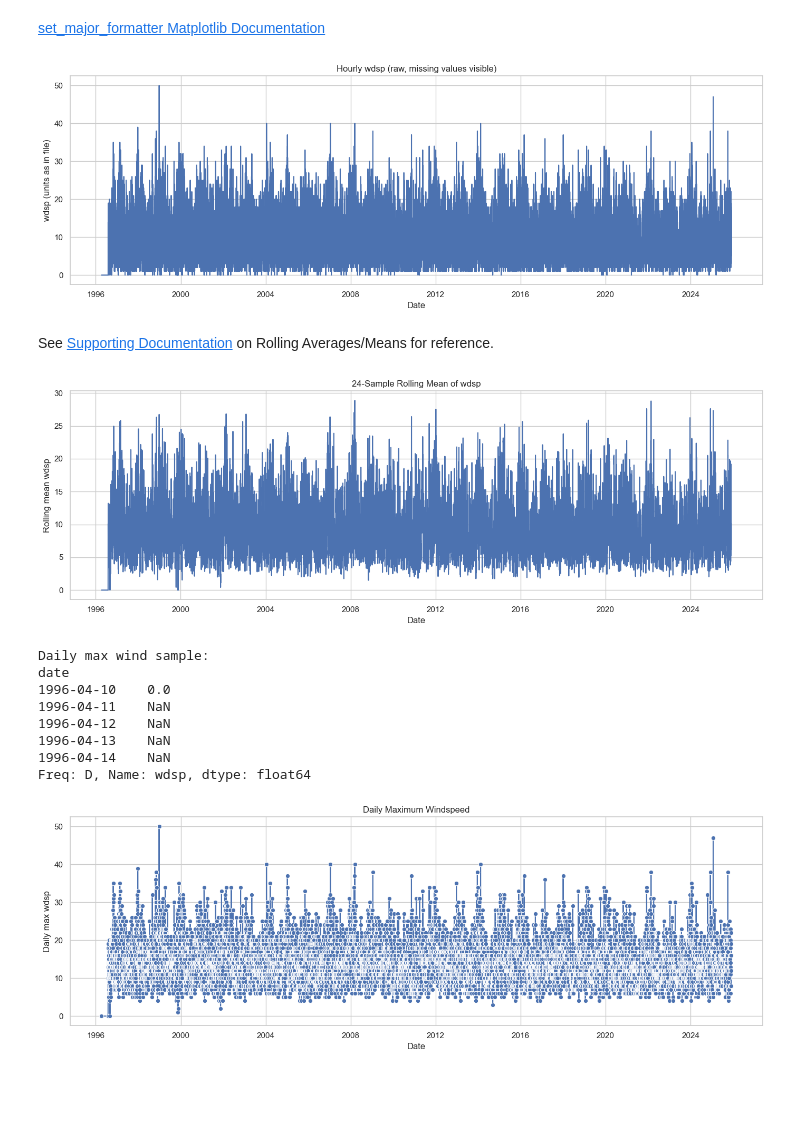
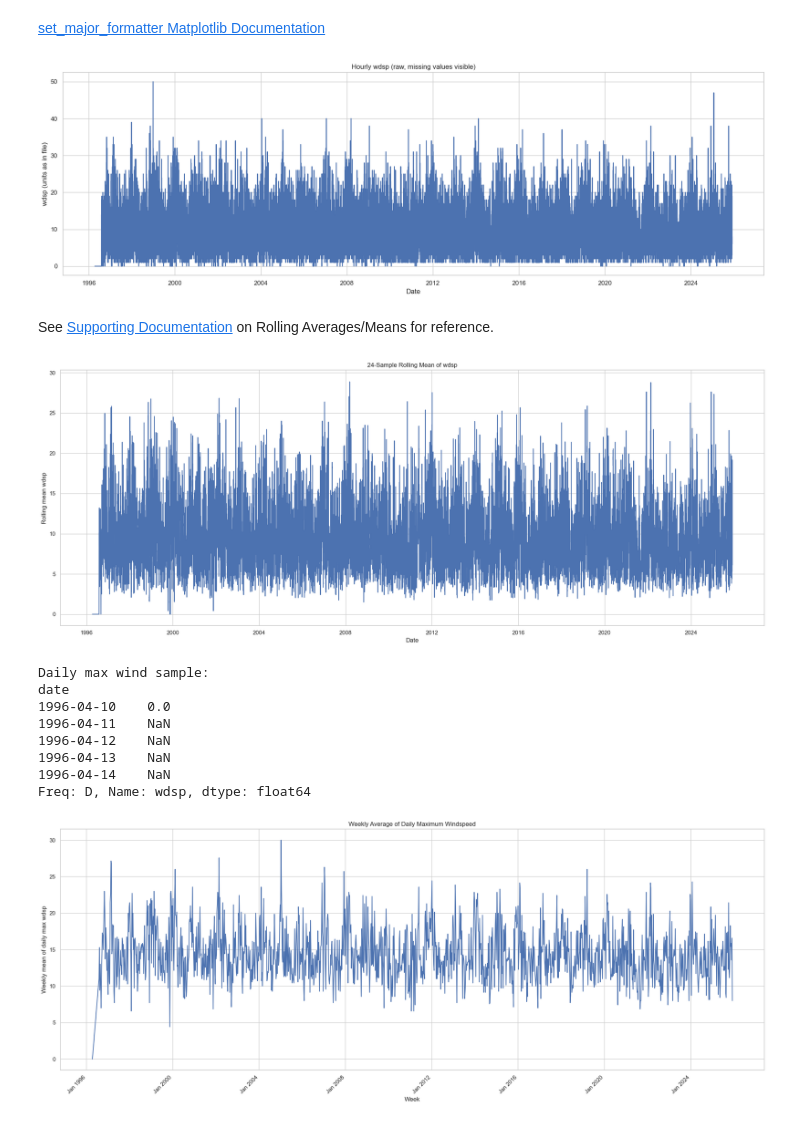
Before and after one commit to LDonn32/PDFA, a Jupyter notebook: Assignments/assignment06-weather.ipynb, the cells around one changed output. Saved outputs shown, nothing was run; the diff lists cells and outputs as text; code cells hidden in the pictures; blank space fills up the shorter version.

```diff
--- a/Assignments/assignment06-weather.ipynb
+++ b/Assignments/assignment06-weather.ipynb
@@ -318,24 +307,24 @@ Using windspeed column: wdsp
 # %% [markdown]
 [set_major_formatter Matplotlib Documentation](https://matplotlib.org/stable/api/_as_gen/matplotlib.axis.Axis.set_major_formatter.html)
 # %%
-# Plot raw windspeed (hourly)
-plt.figure(figsize=(14,5))
+# Plot hourly windspeed - raw data missing values visible
+plt.figure(figsize=(18,6))
 ax = sns.lineplot(x=df.index, y=df[wcol])
 ax.set_title(f'Hourly {wcol} (raw, missing values visible)')
 ax.set_xlabel('Date')
 ax.set_ylabel(f'{wcol} (units as in file)')
 
 # Format x-axis dates using matplotlib.dates.
 # See: https://matplotlib.org/stable/api/dates_api.html
 ax.xaxis.set_major_locator(mdates.AutoDateLocator())
 
 # mdatees.concise date formatter to clean up the lables.
 # See: https://matplotlib.org/stable/api/dates_api.html#matplotlib.dates.ConciseDateFormatter
 ax.xaxis.set_major_formatter(mdates.ConciseDateFormatter(mdates.AutoDateLocator()))
 plt.tight_layout()
 plt.show()
 # %% [output]
-[figure, old version]
+[figure, new version]
 # %% [markdown]
 See [Supporting Documentation](https://palospublishing.com/how-to-visualize-and-analyze-data-changes-with-rolling-window-methods/#:~:text=A%20rolling%20window%20involves%20selecting%20a%20fixed-size%20subset,new%20series%20that%20reflects%20local%20statistics%20or%20transformations.) on Rolling Averages/Means for reference.
 # %%
@@ -346,8 +335,8 @@ rolling_wind = df[wcol].rolling(window=rolling_window, min_periods=1).mean()
 
 
 # Plot figgure.
-plt.figure(figsize=(14,5))
-ax = sns.lineplot(x=rolling_wind.index, y=rolling_wind.values)
+plt.figure(figsize=(20,8))
+ax = sns.lineplot(x=rolling_wind.index, y=rolling_wind.values,)
 ax.set_title(f'{rolling_window}-Sample Rolling Mean of {wcol}')
 ax.set_xlabel('Date')
 ax.set_ylabel(f'Rolling mean {wcol}')
@@ -356,20 +345,25 @@ ax.xaxis.set_major_formatter(mdates.ConciseDateFormatter(mdates.AutoDateLocator(
 plt.tight_layout()
 plt.show()
 # %% [output]
-[figure, old version]
+[figure, new version]
 # %%
-# Daily max windspeed
+# Daily max windspeed.
 daily_max_wind = df[wcol].resample('D').max()
 print('\nDaily max wind sample:')
 print(daily_max_wind.head())
 
-plt.figure(figsize=(14,5))
-ax = sns.lineplot(x=daily_max_wind.index, y=daily_max_wind.values, marker='o')
-ax.set_title('Daily Maximum Windspeed')
-ax.set_xlabel('Date')
-ax.set_ylabel(f'Daily max {wcol}')
-ax.xaxis.set_major_locator(mdates.AutoDateLocator())
-ax.xaxis.set_major_formatter(mdates.ConciseDateFormatter(mdates.AutoDateLocator()))
+
+# Resample daily max windspeed to weekly average.
+weekly_max_wind = daily_max_wind.resample('W').mean()
+
+plt.figure(figsize=(20,8))
+ax = sns.lineplot(x=weekly_max_wind.index, y=weekly_max_wind.values)
+ax.set_title('Weekly Average of Daily Maximum Windspeed')
+ax.set_xlabel('Week')
+ax.set_ylabel(f'Weekly mean of daily max {wcol}')
+
+ax.xaxis.set_major_formatter(mdates.DateFormatter('%b %Y'))
+plt.xticks(rotation=45, ha='right')
 plt.tight_layout()
 plt.show()
 # %% [output]
@@ -381,4 +375,4 @@ date
 1996-04-13    NaN
 1996-04-14    NaN
 Freq: D, Name: wdsp, dtype: float64
-[figure, old version]
+[figure, new version]
```
Also changed, not shown: parts of 18 cells of this notebook, 1 other file.
